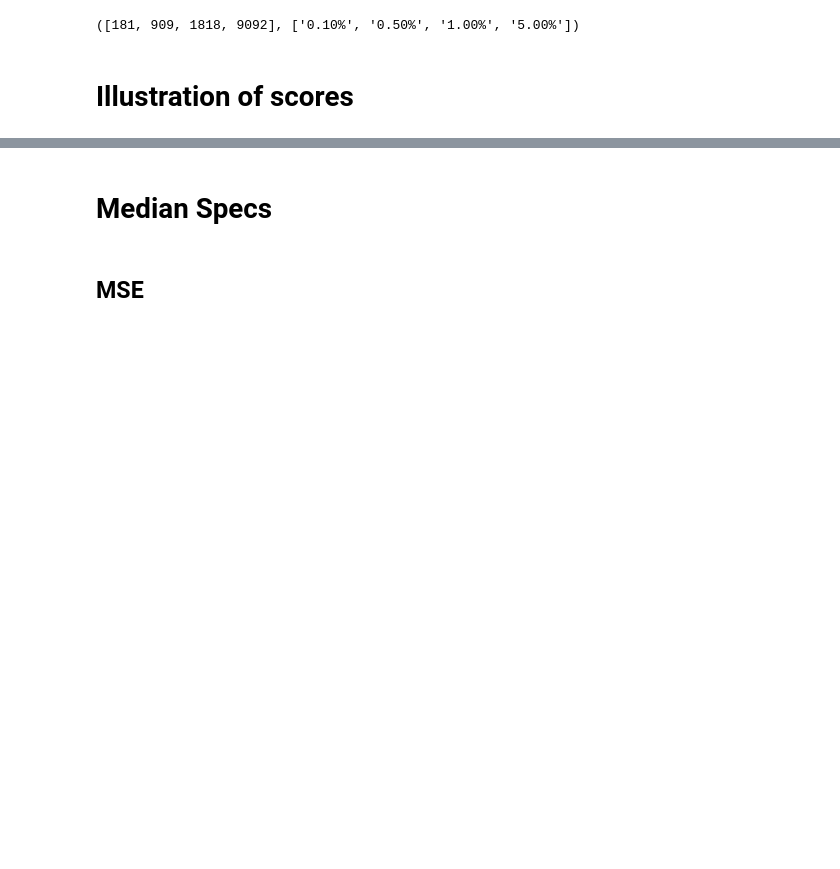
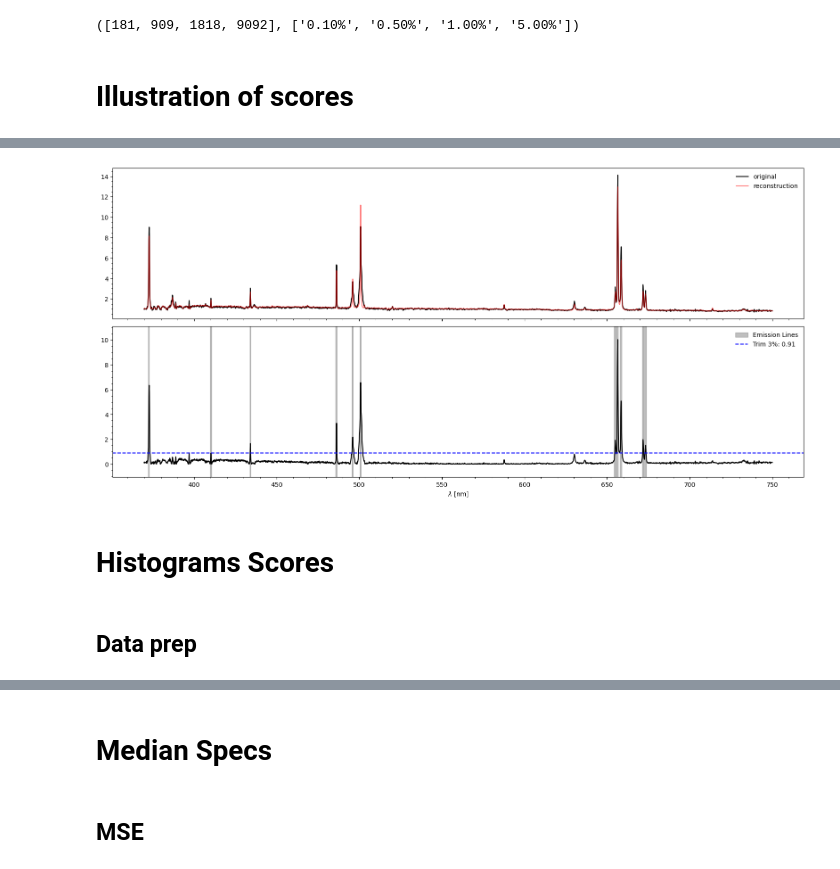
Before and after one commit to ed-ortizm/anomaly, a Jupyter notebook: thesis/01_scores.ipynb, the cells around one changed output, grey strips where cells are left out. Drawn from its saved outputs; the diff is of its cells as text; code cells hidden in the pictures; blank space fills up the shorter version.

```diff
--- a/thesis/01_scores.ipynb
+++ b/thesis/01_scores.ipynb
@@ -164,12 +233,16 @@ idx_bad = specobjid_to_idx(bad_specobjid, idx_id_03)
 spec_bad = spectra[idx_bad]
 spec_bad_rec = ae_03.reconstruct(spec_bad).reshape(-1)
 residual_bad = residual_mse(spec_bad, spec_bad_rec)
+threshold_bad_3 = np.nanpercentile(residual_bad, 97)
+print(f"Ignore 3% threshold: {threshold_bad_3}")
 # -------------------------------------------------
 broad_specobjid = 1924292192684238848
 idx_broad = specobjid_to_idx(broad_specobjid, idx_id_03)
 spec_broad = spectra[idx_broad]
 spec_broad_rec = ae_03.reconstruct(spec_broad).reshape(-1)
 residual_broad = residual_mse(spec_broad, spec_bad_rec)
+threshold_broad_3 = np.nanpercentile(residual_broad, 97)
+print(f"Ignore 3% threshold: {threshold_broad_3}")
 # -------------------------------------------------
-score_03_df.loc[[bad_rec_specobjid, broad_anomaly_specobjid]]
+score_03_df.loc[[bad_specobjid, broad_specobjid]]
 # %% [output]
@@ -200,0 +255,64 @@ plt.subplots_adjust(hspace=0.05, wspace=0.05)
+# %%
+emission_lines = list(GALAXY_LINES.keys())
+
+velocity_fil_fn = VelocityFilter(
+    wave=wave, velocity_filter=250,
+    lines=emission_lines
+)
+
+vel_mask = velocity_fil_fn.get_velocity_filter_mask()
+# %%
+fig, axs = plt.subplots(
+    2, 1,
+    sharex=True,
+    figsize=(20, 9)
+)
+# ----------------------------------------------------
+axs[0].plot(wave_nm, spec_broad, color='black', alpha=1, label='original')
+axs[0].plot(wave_nm, spec_broad_rec, color='red', alpha=0.5, label='reconstruction')
+# ----------------------------------------------------
+axs[1].plot(wave_nm, residual_broad, color='black')
+# ----------------------------------------------------
+# shaded regions
+
+axs[1].fill_between(
+    wave_nm,
+    0, 1,              # Fill from bottom (0) to top (1) of the axis
+    where=~vel_mask,    # Only where your mask is True
+    color='gray',      # Color of the shade
+    alpha=0.5,         # Transparency
+    transform=axs[1].get_xaxis_transform(), # Key: maps y to axis fractions
+    label='Emission Lines'
+)
+# ----------------------------------------------------
+# Lower Panel Right: Broad Residuals
+axs[1].axhline(
+    y=threshold_broad_3,
+    color='blue',
+    linestyle='--',
+    linewidth=1.5,
+    label=f'Trim 3%: {threshold_broad_3:.2f}'
+)
+
+# ----------------------------------------------------
+# leggends
+axs[0].legend(loc='upper right', frameon=False, fontsize=10)
+axs[1].legend(loc='upper right', frameon=False, fontsize=10)
+# ----------------------------------------------------
+for ax in axs.flatten(): ax.minorticks_on()
+# ----------------------------------------------------
+
+axs[1].set_xlabel(r"$\lambda$ [nm]")
+# ----------------------------------------------------
+plt.subplots_adjust(hspace=0.05, wspace=0.05)
+# ----------------------------------------------------
+fig.savefig(
+    f"{ch_4_dir}/score_methodology_example.pdf",
+    bbox_inches='tight'
+)
+# %% [output]
+[figure, added]
+# %% [markdown]
+# Histograms Scores
+# %% [markdown]
+## Data prep
```
Also changed, not shown: parts of 24 cells of this notebook, 1 other file.
